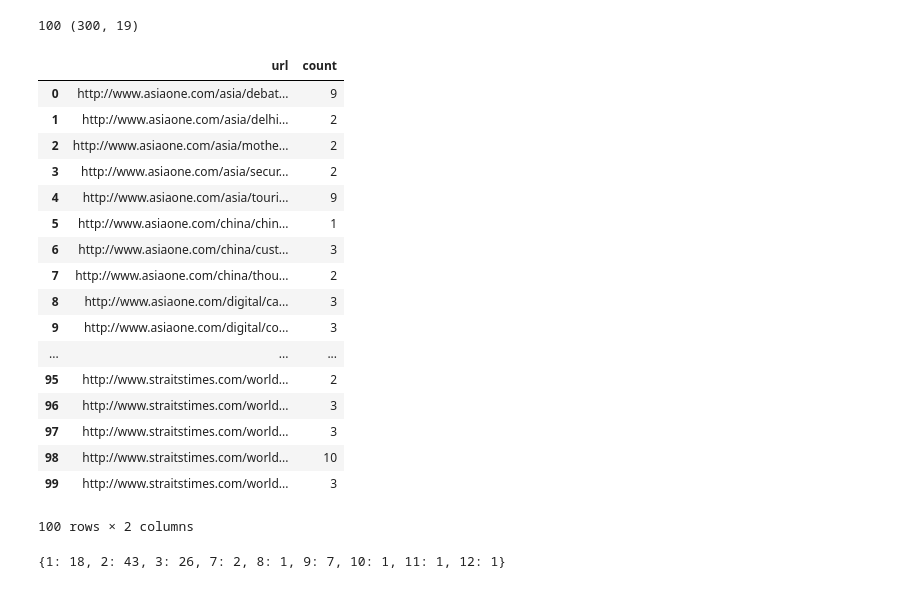
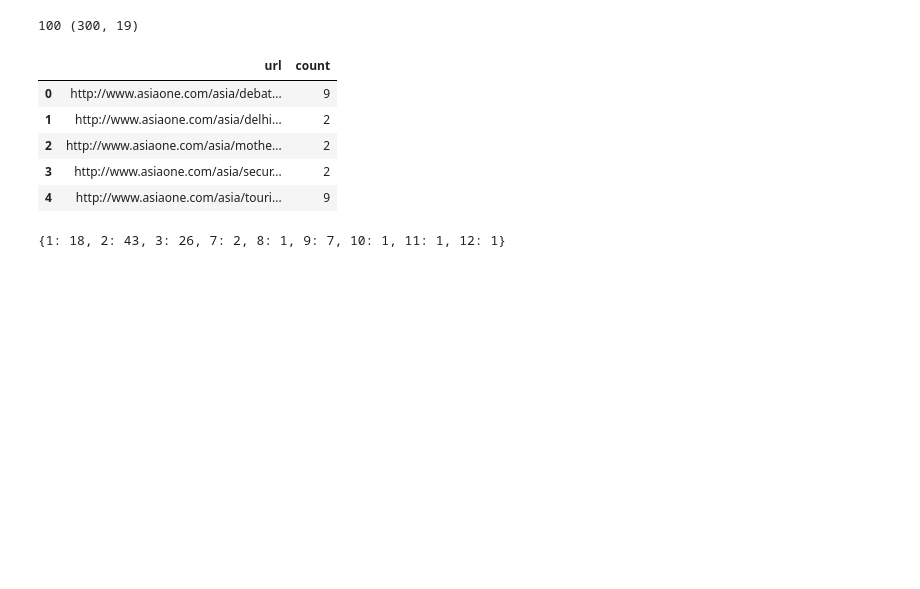
Before and after one commit to mannuscript/micromort, a Jupyter notebook: micromort/analysis/figure 8 - crowd sourcing analysis.ipynb, the cells around one changed output. Saved outputs shown, nothing was run; the diff lists cells and outputs as text; code cells hidden in the pictures; blank space fills up the shorter version.

```diff
--- a/micromort/analysis/figure 8 - crowd sourcing analysis.ipynb
+++ b/micromort/analysis/figure 8 - crowd sourcing analysis.ipynb
@@ -36,26 +26,14 @@ a = pd.DataFrame({'count' : labelled_data.groupby( [ "url"] ).size()}).reset_ind
 # %% [output]
 100 (300, 19)
 # %%
-a
+a.head()
 # %% [output]
 |  | url | count |
 | 0 | http://www.asiaone.com/asia/debat... | 9 |
 | 1 | http://www.asiaone.com/asia/delhi... | 2 |
 | 2 | http://www.asiaone.com/asia/mothe... | 2 |
 | 3 | http://www.asiaone.com/asia/secur... | 2 |
 | 4 | http://www.asiaone.com/asia/touri... | 9 |
-| 5 | http://www.asiaone.com/china/chin... | 1 |
-| 6 | http://www.asiaone.com/china/cust... | 3 |
-| 7 | http://www.asiaone.com/china/thou... | 2 |
-| 8 | http://www.asiaone.com/digital/ca... | 3 |
-| 9 | http://www.asiaone.com/digital/co... | 3 |
-| ... | ... | ... |
-| 95 | http://www.straitstimes.com/world... | 2 |
-| 96 | http://www.straitstimes.com/world... | 3 |
-| 97 | http://www.straitstimes.com/world... | 3 |
-| 98 | http://www.straitstimes.com/world... | 10 |
-| 99 | http://www.straitstimes.com/world... | 3 |
-100 rows × 2 columns
 # %%
 dic = {}
 for n in a["count"]:
```
Also changed, not shown: parts of 12 cells of this notebook, 2 other files.
